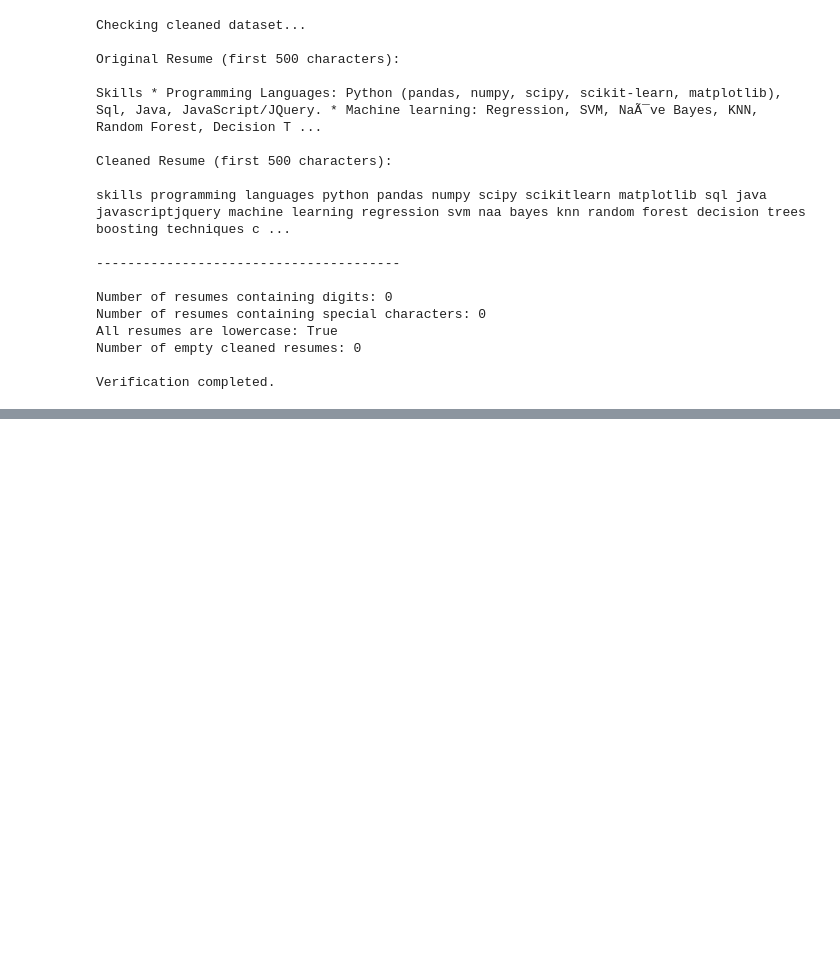
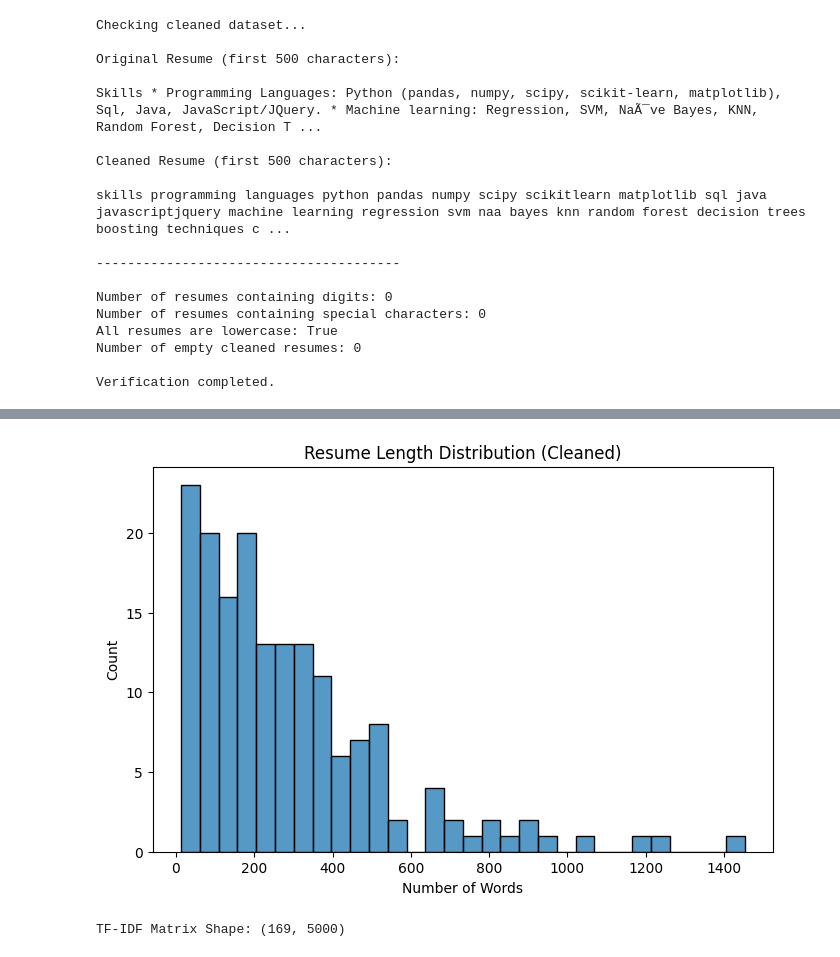
Before and after one commit to TejaswiniR20/Resume-Screening-AI, a Jupyter notebook: notebooks/Day1_Day2_ResumeScreening.ipynb, the cells around one changed output, grey strips where cells are left out. Saved outputs shown, nothing was run; the diff lists cells and outputs as text; code cells hidden in the pictures; blank space fills up the shorter version.

```diff
--- a/notebooks/Day1_Day2_ResumeScreening.ipynb
+++ b/notebooks/Day1_Day2_ResumeScreening.ipynb
@@ -145,0 +229,12 @@ df.to_csv("cleaned_resume_dataset.csv", index=False)
+# %%
+# Resume Length After Cleaning
+df['cleaned_length'] = df['cleaned_resume'].apply(lambda x: len(str(x).split()))
+
+plt.figure(figsize=(8,5))
+sns.histplot(df['cleaned_length'], bins=30)
+plt.title("Resume Length Distribution (Cleaned)")
+plt.xlabel("Number of Words")
+plt.ylabel("Count")
+plt.show()
+# %% [output]
+[figure, added]
@@ -145,0 +256,10 @@ df.to_csv("cleaned_resume_dataset.csv", index=False)
+# %%
+from sklearn.feature_extraction.text import TfidfVectorizer
+
+tfidf = TfidfVectorizer(max_features=5000)
+
+tfidf_matrix = tfidf.fit_transform(df['cleaned_resume'])
+
+print("TF-IDF Matrix Shape:", tfidf_matrix.shape)
+# %% [output]
+TF-IDF Matrix Shape: (169, 5000)
```
Also changed, not shown: parts of 17 cells of this notebook, 1 other file.
